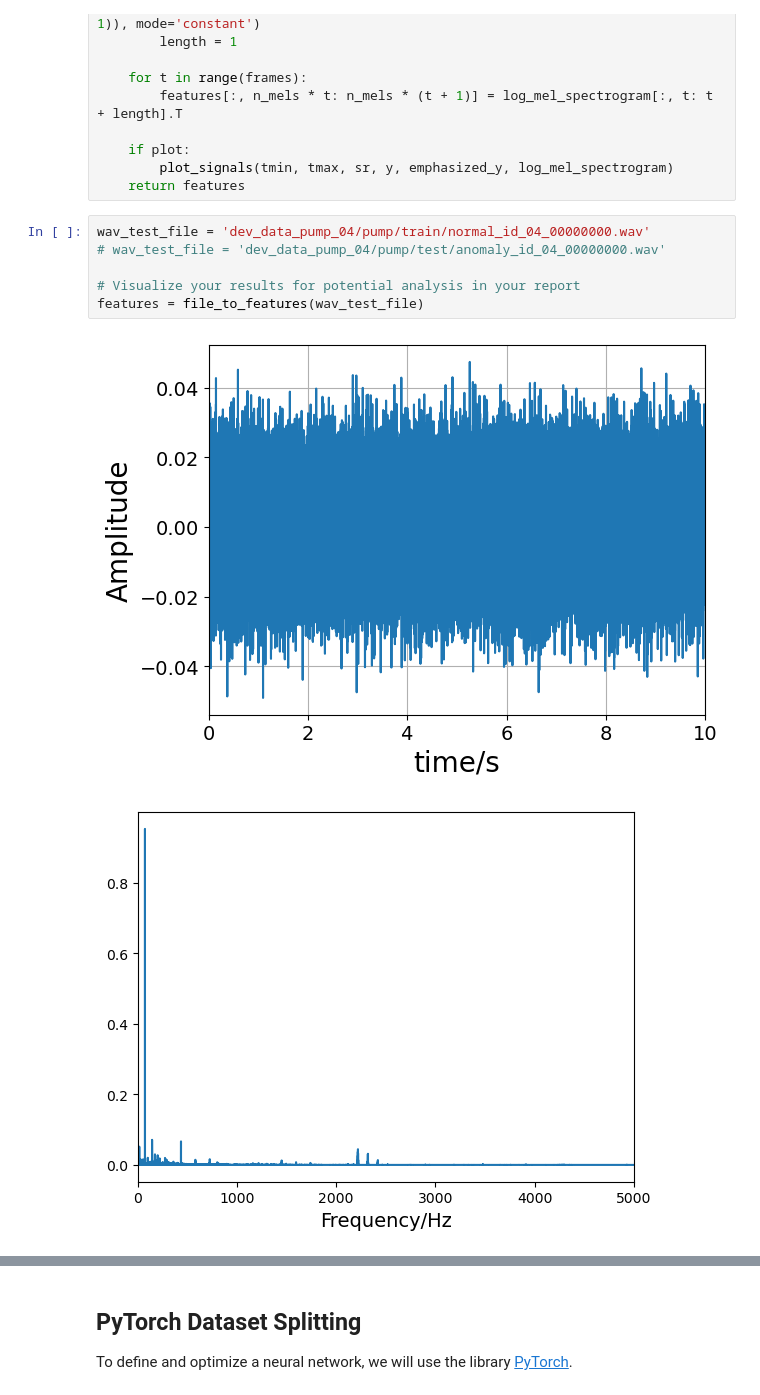
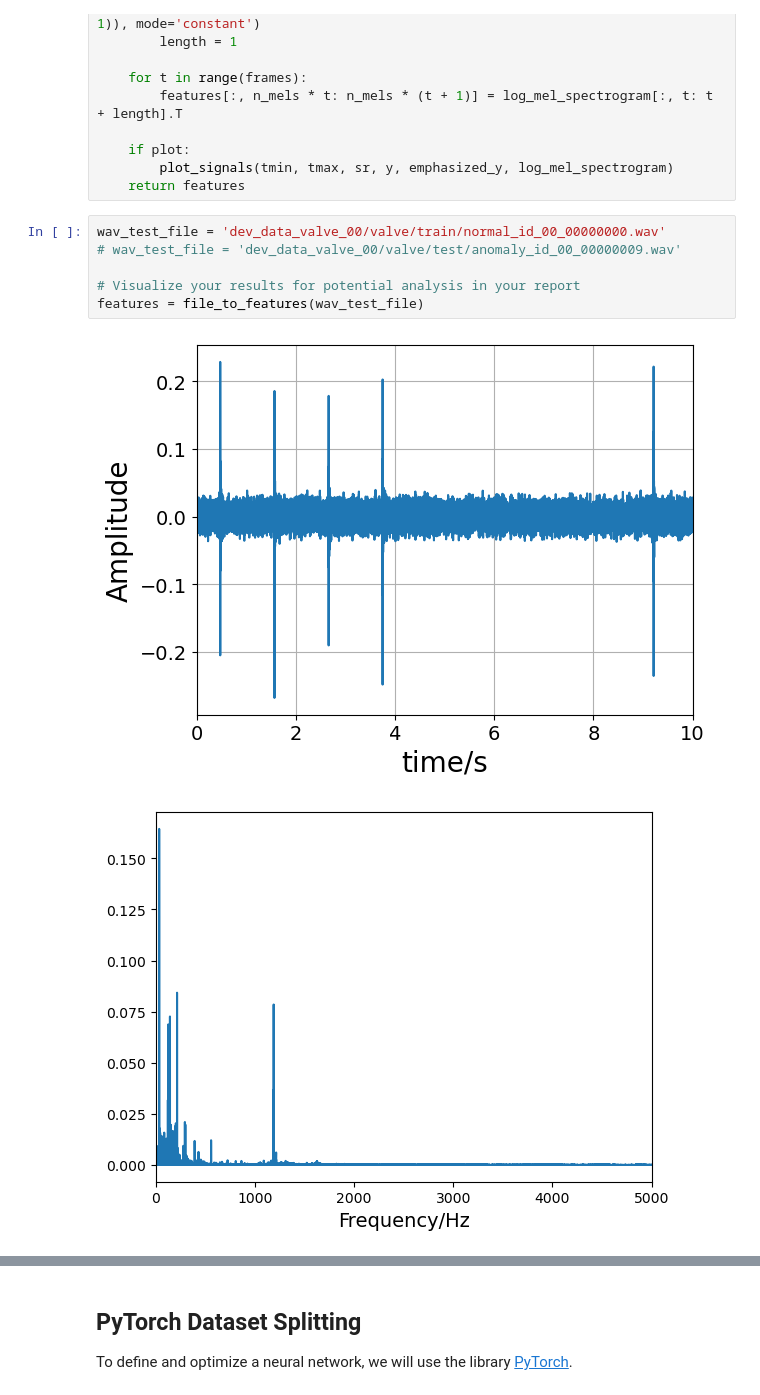
Before and after one commit to j0shcd/ml4pm, a Jupyter notebook: assignment_2/Josh_Graded_Exercise_2.ipynb, the cells around one changed output, grey strips where cells are left out. Saved outputs shown, nothing was run; the diff lists cells and outputs as text.

```diff
--- a/assignment_2/Josh_Graded_Exercise_2.ipynb
+++ b/assignment_2/Josh_Graded_Exercise_2.ipynb
@@ -218,11 +219,11 @@ def file_to_features(file_name,
         plot_signals(tmin, tmax, sr, y, emphasized_y, log_mel_spectrogram)
     return features
 # %%
-wav_test_file = 'dev_data_pump_04/pump/train/normal_id_04_00000000.wav'
-# wav_test_file = 'dev_data_pump_04/pump/test/anomaly_id_04_00000000.wav'
+wav_test_file = 'dev_data_valve_00/valve/train/normal_id_00_00000000.wav'
+# wav_test_file = 'dev_data_valve_00/valve/test/anomaly_id_00_00000009.wav'
 
 # Visualize your results for potential analysis in your report
 features = file_to_features(wav_test_file)
 # %% [output]
-[figure, old version]
+[figure, new version]
-[figure, old version]
+[figure, new version]
```
Also changed, not shown: parts of 28 cells of this notebook.
